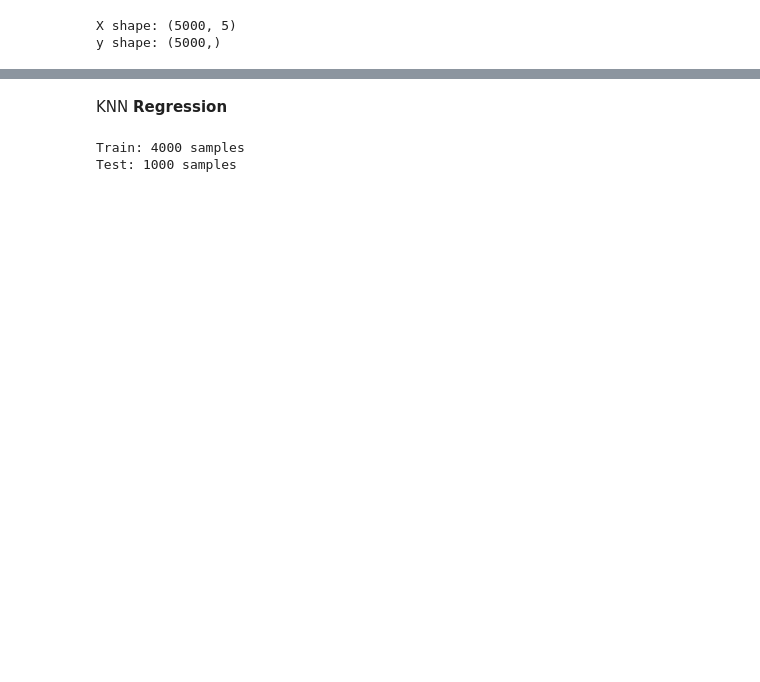
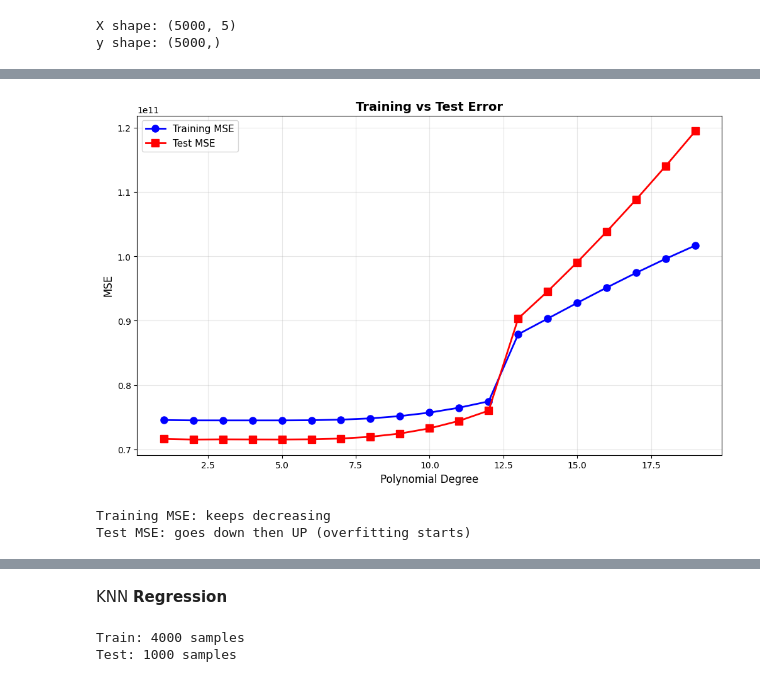
Before and after one commit to kanogeeeepust-coder/house-price-prediction, a Jupyter notebook: Notebooks/2_training.ipynb, the cells around one changed output, grey strips where cells are left out. Saved outputs shown, nothing was run; the diff lists cells and outputs as text; code cells hidden in the pictures; blank space fills up the shorter version.

```diff
--- a/Notebooks/2_training.ipynb
+++ b/Notebooks/2_training.ipynb
@@ -22,0 +202,34 @@ y shape: (5000,)
+# %%
+# Test degrees 1 to 20
+degrees_test = range(1, 20)
+train_errors = []
+test_errors = []
+
+for degree in degrees_test:
+    poly = PolynomialFeatures(degree=degree)
+    X_train_poly = poly.fit_transform(X_train)
+    X_test_poly = poly.transform(X_test)
+
+    model = LinearRegression()
+    model.fit(X_train_poly, y_train)
+
+    train_errors.append(mean_squared_error(y_train, model.predict(X_train_poly)))
+    test_errors.append(mean_squared_error(y_test, model.predict(X_test_poly)))
+
+# Plot
+plt.figure(figsize=(12, 7))
+plt.plot(degrees_test, train_errors, 'bo-', linewidth=2, markersize=8, label='Training MSE')
+plt.plot(degrees_test, test_errors, 'rs-', linewidth=2, markersize=8, label='Test MSE')
+plt.xlabel('Polynomial Degree', fontsize=12)
+plt.ylabel('MSE', fontsize=12)
+plt.title('Training vs Test Error', fontsize=14, fontweight='bold')
+plt.legend(fontsize=11)
+plt.grid(True, alpha=0.3)
+plt.show()
+
+print("Training MSE: keeps decreasing")
+print("Test MSE: goes down then UP (overfitting starts)")
+# %% [output]
+[figure, added]
+Training MSE: keeps decreasing
+Test MSE: goes down then UP (overfitting starts)
```
Also changed, not shown: parts of 29 cells of this notebook.
